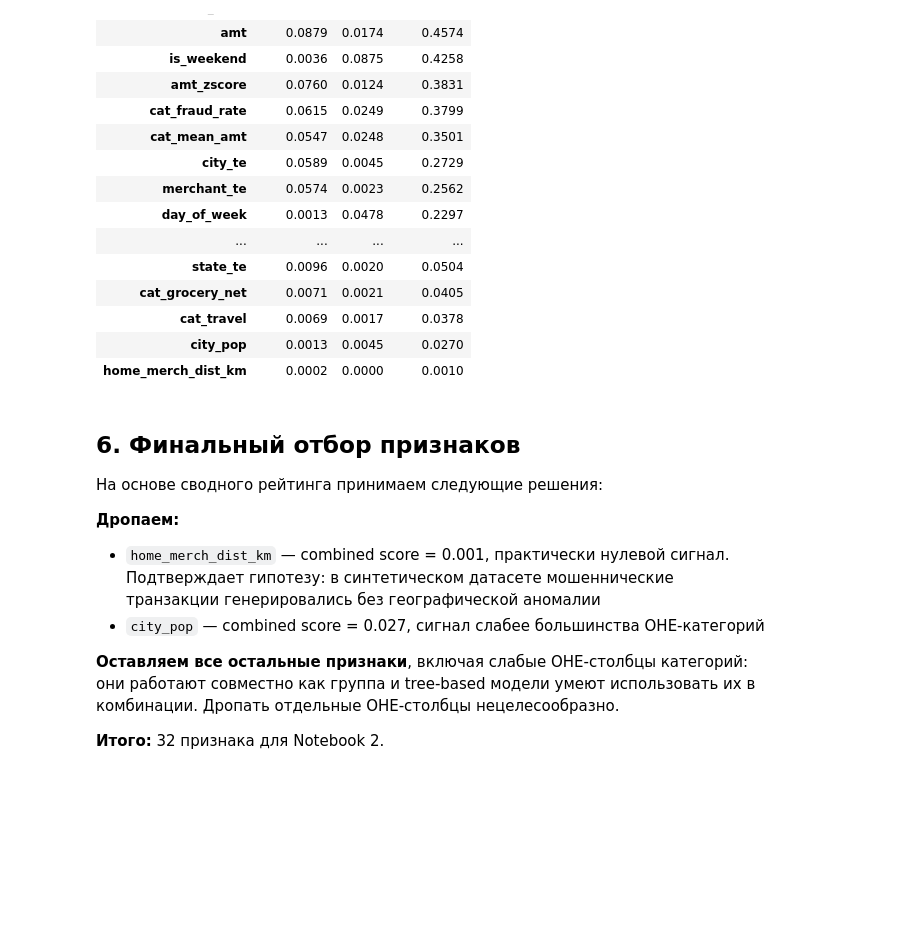
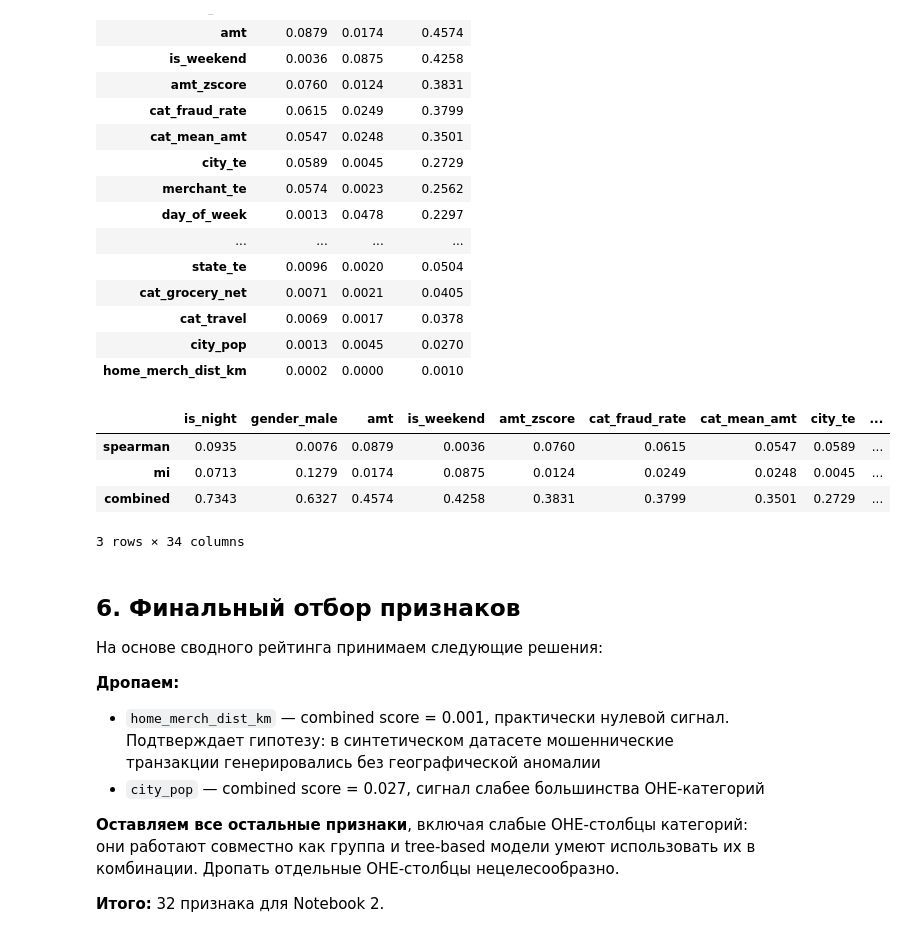
Before and after one commit to ErdenkoAS/Portfolio, a Jupyter notebook: PetProjects/Research_FraudDetection_RecSys/notebooks/notebook_1_eda_preprocessing.ipynb, the cells around one changed output. Drawn from its saved outputs; the diff is of its cells as text; code cells hidden in the pictures; blank space fills up the shorter version.

```diff
--- a/PetProjects/Research_FraudDetection_RecSys/notebooks/notebook_1_eda_preprocessing.ipynb
+++ b/PetProjects/Research_FraudDetection_RecSys/notebooks/notebook_1_eda_preprocessing.ipynb
@@ -630,6 +630,14 @@ importance_df[["spearman", "mi", "combined"]].round(4)
 | cat_travel | 0.0069 | 0.0017 | 0.0378 |
 | city_pop | 0.0013 | 0.0045 | 0.0270 |
 | home_merch_dist_km | 0.0002 | 0.0000 | 0.0010 |
+# %%
+importance_df[["spearman", "mi", "combined"]].round(4).T
+# %% [output]
+|  | is_night | gender_male | amt | is_weekend | amt_zscore | cat_fraud_rate | cat_mean_amt | city_te | ... |
+| spearman | 0.0935 | 0.0076 | 0.0879 | 0.0036 | 0.0760 | 0.0615 | 0.0547 | 0.0589 | ... |
+| mi | 0.0713 | 0.1279 | 0.0174 | 0.0875 | 0.0124 | 0.0249 | 0.0248 | 0.0045 | ... |
+| combined | 0.7343 | 0.6327 | 0.4574 | 0.4258 | 0.3831 | 0.3799 | 0.3501 | 0.2729 | ... |
+3 rows × 34 columns
 # %% [markdown]
 ## 6. Финальный отбор признаков
 
```
Also changed, not shown: 14 other files.
